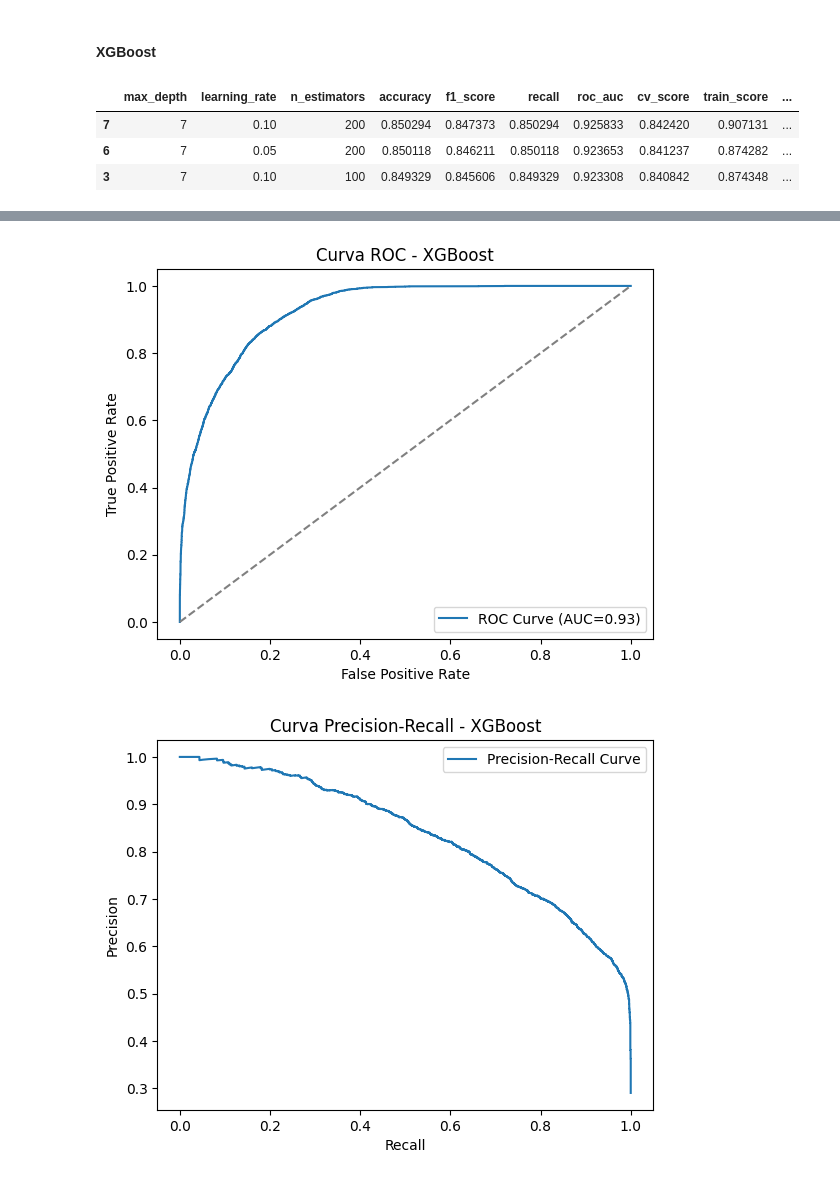
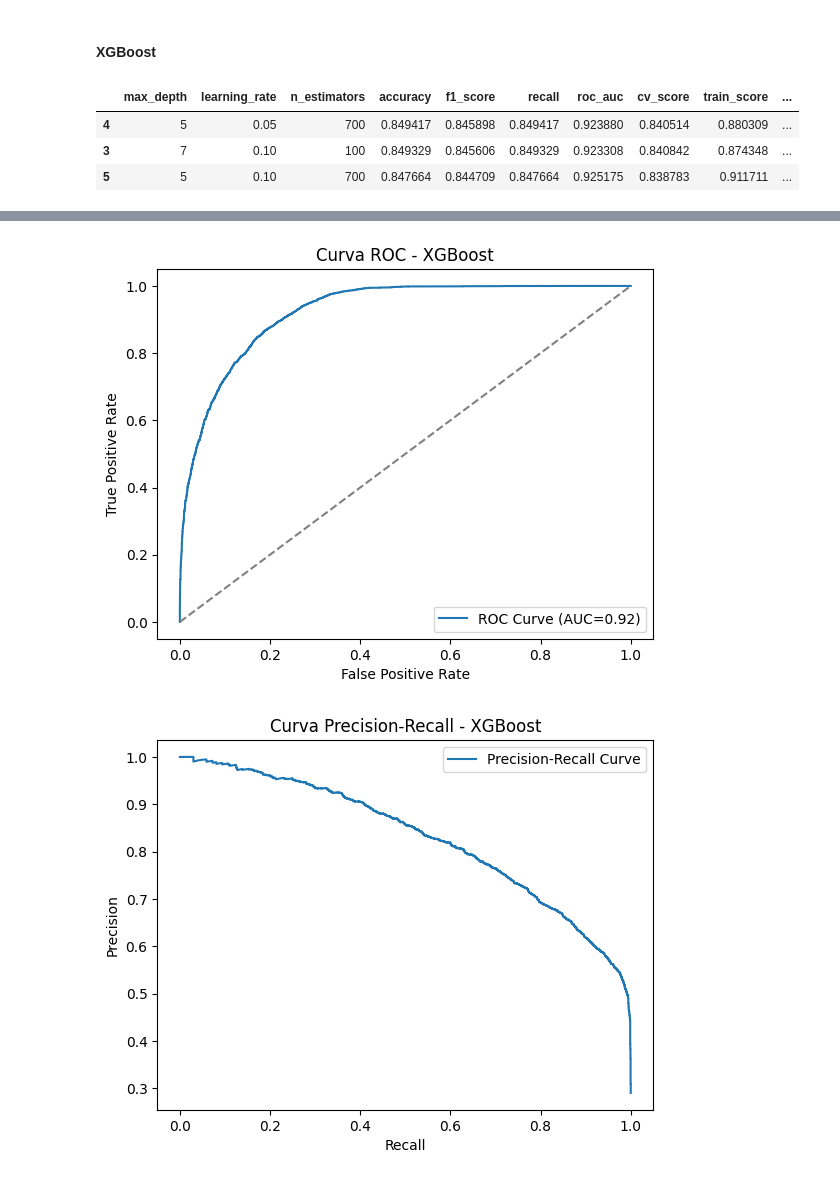
Before and after one commit to seerraa16/IA-LetsGo, a Jupyter notebook: analisis.ipynb, the cells around one changed output, grey strips where cells are left out. Saved outputs shown, nothing was run; the diff lists cells and outputs as text; code cells hidden in the pictures.

```diff
--- a/analisis.ipynb
+++ b/analisis.ipynb
@@ -919,7 +919,7 @@ X_train, X_test, y_train, y_test = train_test_split(
 
 # Definir hiperparámetros a iterar
 param_grid = {
-    'n_estimators': [100, 200],
+    'n_estimators': [100, 700],
     'max_depth': [5, 7],
     'learning_rate': [0.05, 0.1],
     'subsample': [0.7],
@@ -1036,33 +1036,33 @@ sns.heatmap(confusion_matrix(y_test, y_pred), annot=True, fmt='d', cmap='Blues')
 plt.xlabel('Predicted Label')
 plt.ylabel('True Label')
 plt.title(f'Matriz de Confusión - XGBoost')
 plt.show()
 
 # Curva ROC
 fpr, tpr, _ = roc_curve(y_test, y_pred_proba)
 plt.figure()
 plt.plot(fpr, tpr, label=f"ROC Curve (AUC={roc_auc:.2f})")
 plt.plot([0, 1], [0, 1], linestyle='--', color='gray')
 plt.xlabel('False Positive Rate')
 plt.ylabel('True Positive Rate')
 plt.title('Curva ROC - XGBoost')
 plt.legend()
 plt.show()
 
 # Curva Precision-Recall
 precision, recall, _ = precision_recall_curve(y_test, y_pred_proba)
 plt.figure()
 plt.plot(recall, precision, label='Precision-Recall Curve')
 plt.xlabel('Recall')
 plt.ylabel('Precision')
 plt.title('Curva Precision-Recall - XGBoost')
 plt.legend()
 plt.show()
 # %% [output]
 |  | max_depth | learning_rate | n_estimators | accuracy | f1_score | recall | roc_auc | cv_score | train_score | ... |
-| 7 | 7 | 0.10 | 200 | 0.850294 | 0.847373 | 0.850294 | 0.925833 | 0.842420 | 0.907131 | ... |
-| 6 | 7 | 0.05 | 200 | 0.850118 | 0.846211 | 0.850118 | 0.923653 | 0.841237 | 0.874282 | ... |
+| 4 | 5 | 0.05 | 700 | 0.849417 | 0.845898 | 0.849417 | 0.923880 | 0.840514 | 0.880309 | ... |
 | 3 | 7 | 0.10 | 100 | 0.849329 | 0.845606 | 0.849329 | 0.923308 | 0.840842 | 0.874348 | ... |
+| 5 | 5 | 0.10 | 700 | 0.847664 | 0.844709 | 0.847664 | 0.925175 | 0.838783 | 0.911711 | ... |
 [figure]
 [figure]
-[figure, old version]
+[figure, new version]
```
